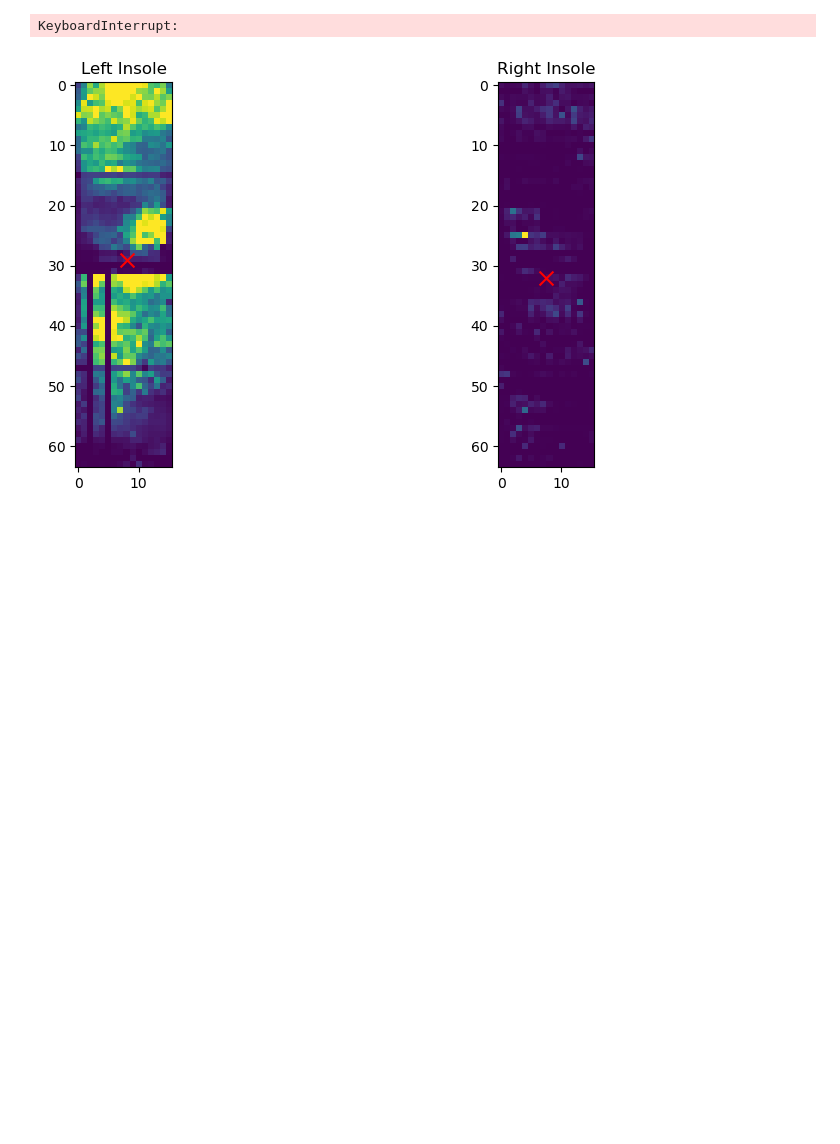
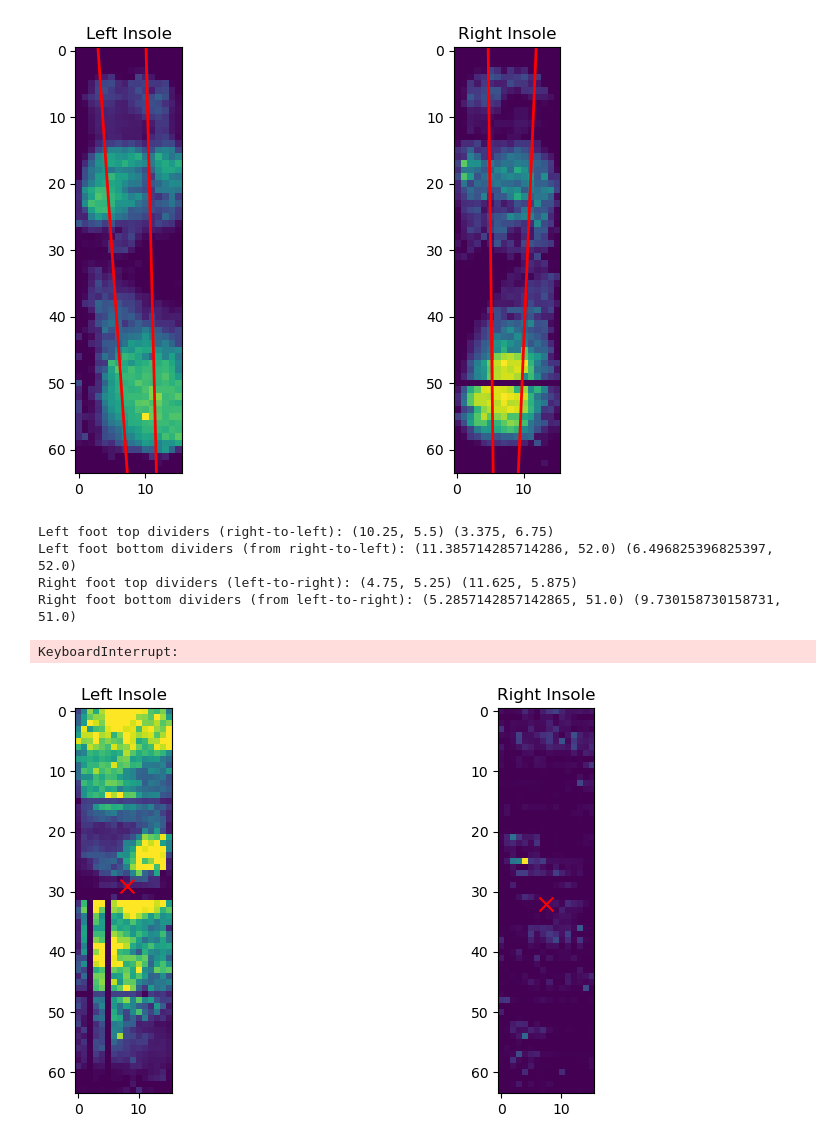
Before and after one commit to acheng41/PrecisionCareMedicine, a Jupyter notebook: anatomical_foot_segmentation.ipynb, the cells around one changed output. Saved outputs shown, nothing was run; the diff lists cells and outputs as text; code cells hidden in the pictures; blank space fills up the shorter version.

```diff
--- a/anatomical_foot_segmentation.ipynb
+++ b/anatomical_foot_segmentation.ipynb
@@ -99 +219,50 @@ plt.show()
+# %%
+# Get extreme top points
+left_top_left, left_top_right = get_extreme_points_top(rows_l, cols_l, foot_top_l, n=10)
+right_top_left, right_top_right = get_extreme_points_top(rows_r, cols_r, foot_top_r, n=10)
+
+# Get extreme bottom points (with pressure filtering; adjust min_pressure as needed)
+left_bot_left, left_bot_right = get_extreme_points_bottom(rows_l, cols_l, foot_bot_l, img_avg_l, n=10, min_pressure=300)
+right_bot_left, right_bot_right = get_extreme_points_bottom(rows_r, cols_r, foot_bot_r, img_avg_r, n=10, min_pressure=300)
+
+# Divide the top line using a 2:5:1 ratio
+# For the right foot (division from left to right)
+right_A_top = right_top_left
+right_B_top = right_top_right
+right_top_div1 = divide_line(right_A_top, right_B_top, 2/8)  # left divider point
+right_top_div2 = divide_line(right_A_top, right_B_top, 7/8)  # right divider point
+# For the left foot (division from right to left)
+left_A_top = left_top_right
+left_B_top = left_top_left
+left_top_div1 = divide_line(left_A_top, left_B_top, 2/8)   # right divider point
+left_top_div2 = divide_line(left_A_top, left_B_top, 7/8)   # left divider point
+
+# Divide the bottom line using a 3.6:7:2 ratio (after shrinking)
+# For the right foot (division from left to right)
+right_bot_div1, right_bot_div2 = divide_bottom_line("right", right_bot_left, right_bot_right)
+# For the left foot (division from right to left):
+left_bot_div1, left_bot_div2 = divide_bottom_line("left", left_bot_left, left_bot_right)
+
+# Draw two lines through each foot
+fig, axs = plt.subplots(1, 2, figsize=(10, 5))
+axs[0].imshow(img_avg_l)
+axs[0].set_title("Left Insole")
+axs[1].imshow(img_avg_r)
+axs[1].set_title("Right Insole")
+
+# Draw infinite red lines using ax.axline:
+axs[0].axline(left_top_div2, left_bot_div2, color='r', linewidth=2)  # left side for left foot
+axs[0].axline(left_top_div1, left_bot_div1, color='r', linewidth=2)  # right side for left foot
+
+axs[1].axline(right_top_div1, right_bot_div1, color='r', linewidth=2)  # left side for right foot
+axs[1].axline(right_top_div2, right_bot_div2, color='r', linewidth=2)  # right side for right foot
+
+plt.tight_layout()
+plt.show()
+# %% [output]
+[figure, added]
+Left foot top dividers (right-to-left): (10.25, 5.5) (3.375, 6.75)
+Left foot bottom dividers (from right-to-left): (11.385714285714286, 52.0) (6.496825396825397, 52.0)
+Right foot top dividers (left-to-right): (4.75, 5.25) (11.625, 5.875)
+Right foot bottom dividers (from left-to-right): (5.2857142857142865, 51.0) (9.730158730158731, 51.0)
 # %%
```
Also changed, not shown: parts of 10 cells of this notebook, 2 other files.
